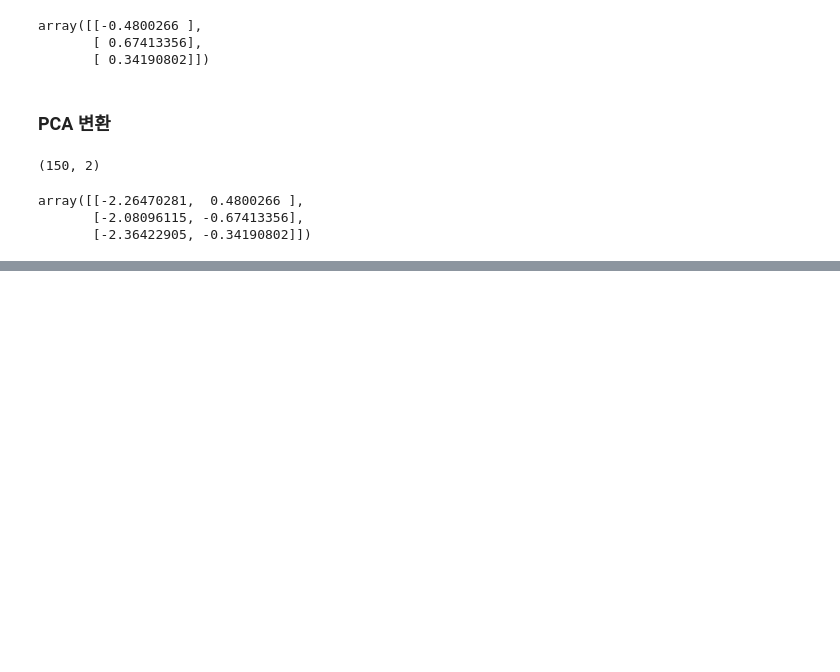
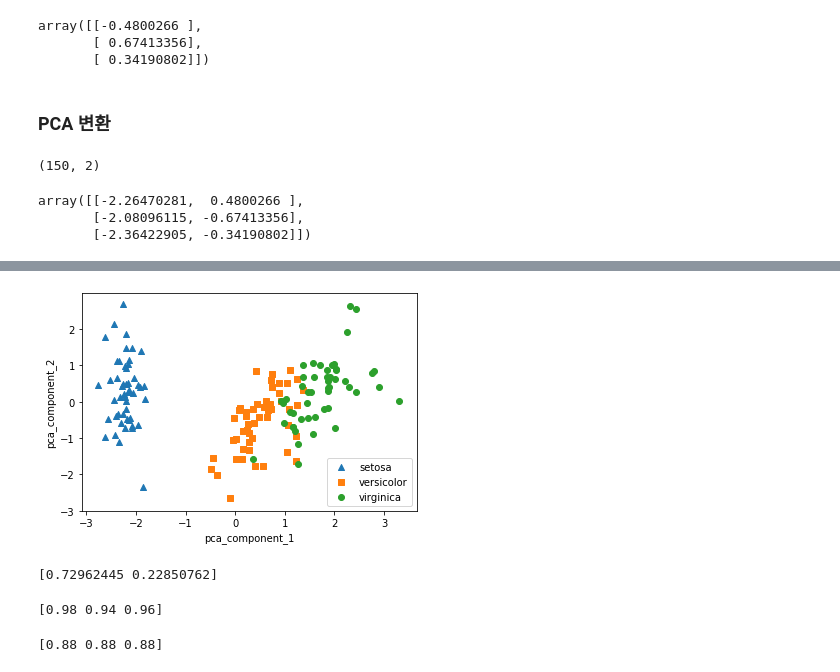
Before and after one commit to ckiekim/Machine-Learning, a Jupyter notebook: ch6_dimension_reduction.ipynb, the cells around one changed output, grey strips where cells are left out. Cells and saved outputs as stored; diff of their text form; code cells hidden in the pictures; blank space fills up the shorter version.

```diff
--- a/ch6_dimension_reduction.ipynb
+++ b/ch6_dimension_reduction.ipynb
@@ -130,0 +170,40 @@ array([[-2.26470281,  0.4800266 ],
+# %%
+#setosa를 세모, versicolor를 네모, virginica를 동그라미로 표시
+markers=['^', 's', 'o']
+
+#pca_component_1 을 x축, pc_component_2를 y축으로 scatter plot 수행.
+for i, marker in enumerate(markers):
+    x_axis_data = irisDF_pca[irisDF_pca['target']==i]['pca_component_1']
+    y_axis_data = irisDF_pca[irisDF_pca['target']==i]['pca_component_2']
+    plt.scatter(x_axis_data, y_axis_data, marker=marker,
+                label=iris.target_names[i])
+
+plt.legend()
+plt.xlabel('pca_component_1')
+plt.ylabel('pca_component_2')
+plt.show()
+# %% [output]
+[figure, added]
+# %%
+print(pca.explained_variance_ratio_)
+# %% [output]
+[0.72962445 0.22850762]
+# %%
+# 원본 데이터 분석
+from sklearn.ensemble import RandomForestClassifier
+from sklearn.model_selection import cross_val_score
+
+rfc = RandomForestClassifier(random_state=156)
+scores = cross_val_score(rfc, iris.data, iris.target,
+                         scoring='accuracy',cv=3)
+print(scores)
+# %% [output]
+[0.98 0.94 0.96]
+# %%
+# PCA 변환된 데이터 분석
+pca_X = irisDF_pca[['pca_component_1', 'pca_component_2']]
+scores_pca = cross_val_score(rfc, pca_X, iris.target,
+                             scoring='accuracy', cv=3 )
+print(scores_pca)
+# %% [output]
+[0.88 0.88 0.88]
```
Also changed, not shown: parts of 15 cells of this notebook, 2 other files.
